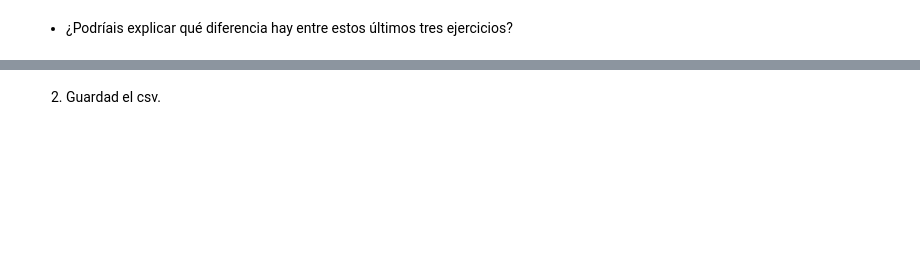
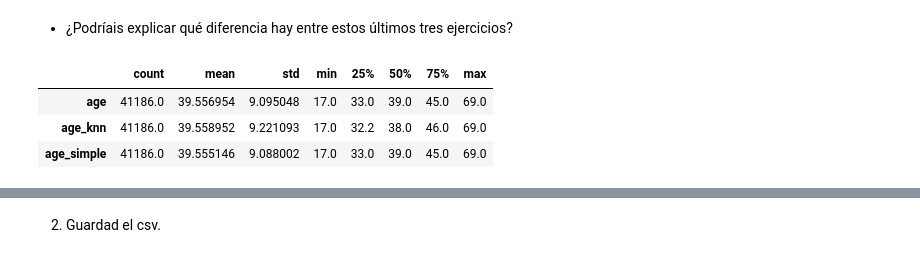
Before and after one commit to NataliaBarquin/Adalab_Pair_programming_4_EDA_limpieza_ETL, a Jupyter notebook: Limpieza/limpieza_5.ipynb, the cells around one changed output, grey strips where cells are left out. Saved outputs shown, nothing was run; the diff lists cells and outputs as text; code cells hidden in the pictures; blank space fills up the shorter version.

```diff
--- a/Limpieza/limpieza_5.ipynb
+++ b/Limpieza/limpieza_5.ipynb
@@ -21,0 +154,2 @@ df.head(1)
+# %%
+df['age_knn'] = df_num['age']
@@ -22,2 +176,8 @@ df.head(1)
 # %% [markdown]
 - Reemplazad los valores nulos de la columna age por la media de la edad usando el método Simple Imputer.
+# %%
+import_imputer = SimpleImputer(strategy='mean', missing_values=np.nan)
+# %%
+import_imputer = import_imputer.fit(df[['age']])
+# %%
+df['age_simple'] = import_imputer.transform(df[['age']])
@@ -24,2 +204,9 @@ df.head(1)
 # %% [markdown]
 - ¿Podríais explicar qué diferencia hay entre estos últimos tres ejercicios?
+# %%
+df[['age', 'age_knn', 'age_simple']].describe().T
+# %% [output]
+|  | count | mean | std | min | 25% | 50% | 75% | max |
+| age | 41186.0 | 39.556954 | 9.095048 | 17.0 | 33.0 | 39.0 | 45.0 | 69.0 |
+| age_knn | 41186.0 | 39.558952 | 9.221093 | 17.0 | 32.2 | 38.0 | 46.0 | 69.0 |
+| age_simple | 41186.0 | 39.555146 | 9.088002 | 17.0 | 33.0 | 39.0 | 45.0 | 69.0 |
```
Also changed, not shown: parts of 28 cells of this notebook, 4 other files.
